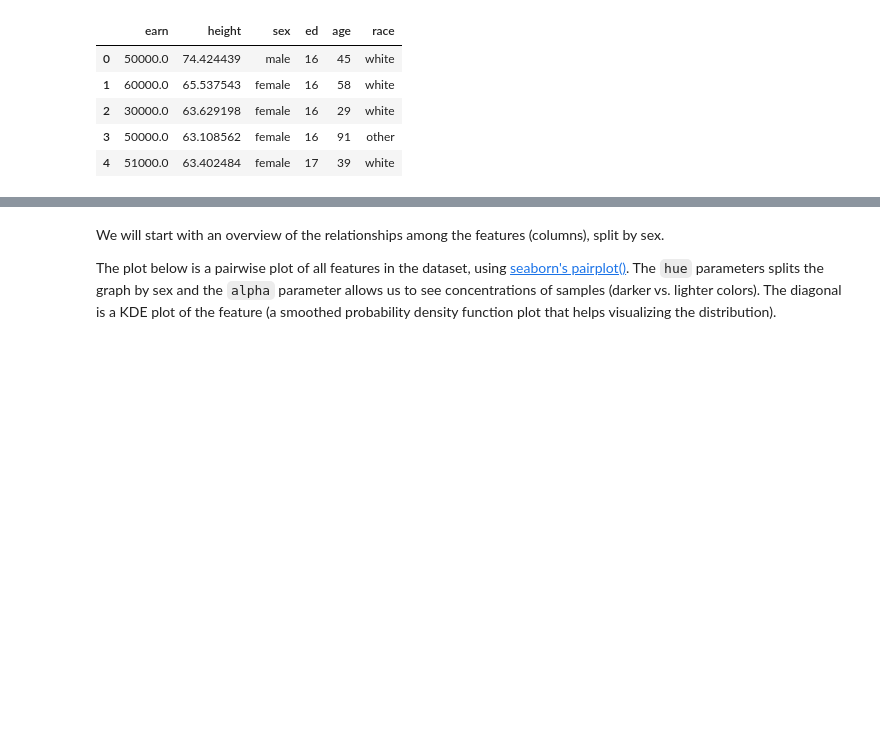
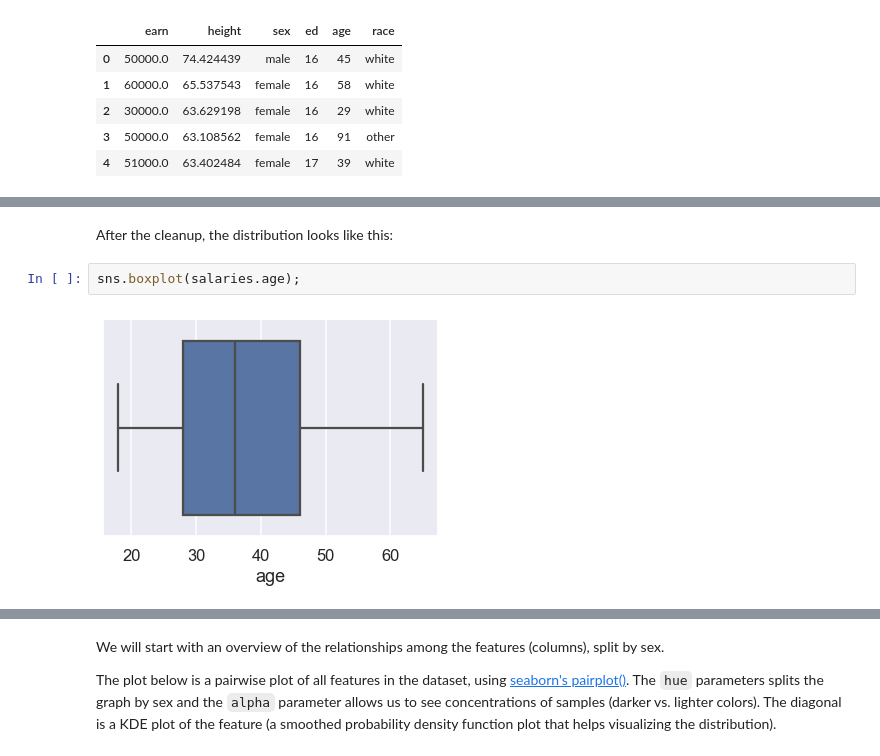
Before and after one commit to fau-masters-collected-works-cgarbin/ieee-icmla-2019-data-science-tutorial, a Jupyter notebook: 2-statistics-and-data-science.ipynb, the cells around one changed output, grey strips where cells are left out. Drawn from its saved outputs; the diff is of its cells as text; blank space fills up the shorter version.

```diff
--- a/2-statistics-and-data-science.ipynb
+++ b/2-statistics-and-data-science.ipynb
@@ -22,0 +98,6 @@ Our working hypothesis is that employees performing the same function should hav
+# %% [markdown]
+After the cleanup, the distribution looks like this:
+# %%
+sns.boxplot(salaries.age);
+# %% [output]
+[figure, added]
```
Also changed, not shown: parts of 60 cells of this notebook.
